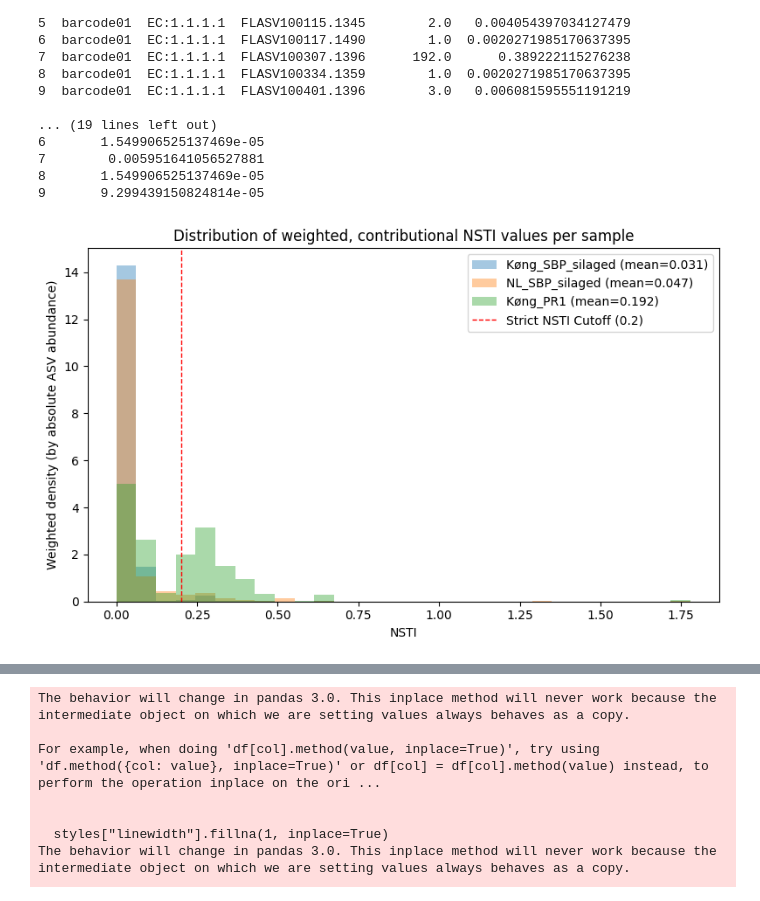
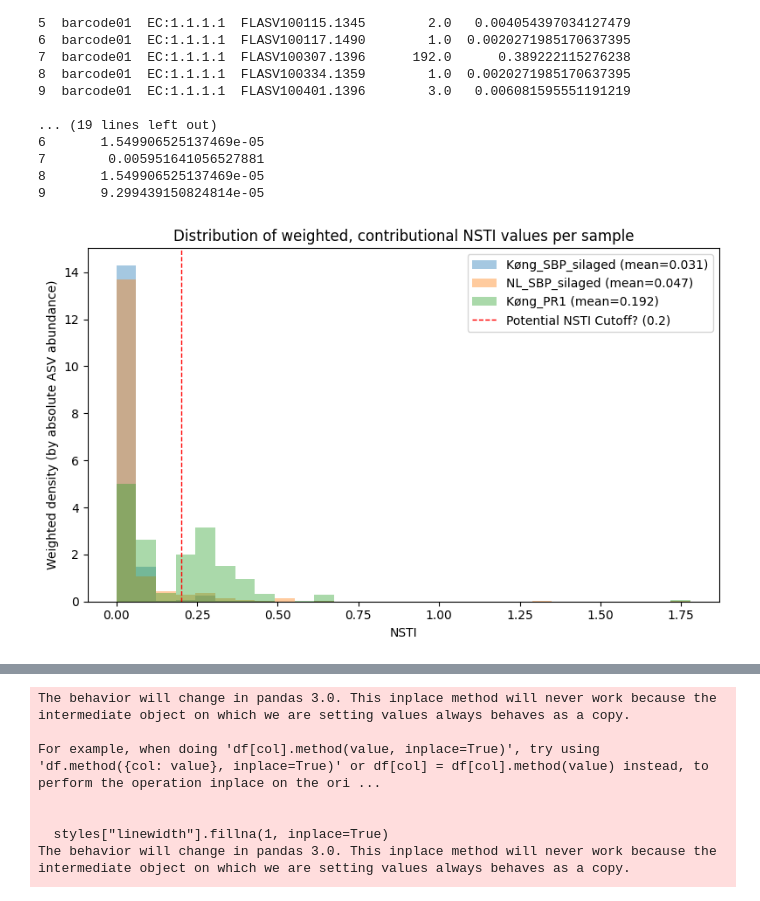
Before and after one commit to PachacutiX/Meta2Insight, a Jupyter notebook: code/picrust2_testruns/stratified/plots_three_stratified.ipynb, the cells around one changed output, grey strips where cells are left out. Saved outputs shown, nothing was run; the diff lists cells and outputs as text; code cells hidden in the pictures.

Commit message:
Increased readability of plots_three_stratified.ipynb

```diff
--- a/code/picrust2_testruns/stratified/plots_three_stratified.ipynb
+++ b/code/picrust2_testruns/stratified/plots_three_stratified.ipynb
@@ -67,6 +67,9 @@ data_weighted_nsti_filtered.to_csv('~/Thesis/data/picrust2_testruns/picrust2_str
 ############################
 
 # Below code uses the ASV-NSTI map (i.e. marker_predicted_and_nsti.tsv) and stratified ASV abundance to obtain contributional NSTI values for each sample
+
+# df = data_nsti_map
+df = data_nsti_map.copy()
 
 # Selecting the three samples
 sample_cols = ['barcode01', 'barcode25', 'barcode49']
@@ -78,29 +81,29 @@ sample_name_map = {
 
 
 # Normalising
-data_nsti_map = data_nsti_map.rename(columns={'sequence': 'taxon'})
+df = df.rename(columns={'sequence': 'taxon'})
 
 
 # Remove 16S_rRNA_count column
-data_nsti_map = data_nsti_map[['taxon', 'metadata_NSTI']].dropna(subset=['taxon'])
+df = df[['taxon', 'metadata_NSTI']].dropna(subset=['taxon']).copy()
 
 
 # Extract columns from data_ec_contrib_filtered
 use_cols = ['sample', 'taxon', 'taxon_abun']
-data_ec_contrib_subset = data_ec_contrib_filtered.loc[data_ec_contrib_filtered['sample'].isin(sample_cols), use_cols].copy()
+sub = data_ec_contrib_filtered.loc[data_ec_contrib_filtered['sample'].isin(sample_cols), use_cols].copy()
 
 
 # Ensure numeric abundance
-data_ec_contrib_subset["taxon_abun"] = pd.to_numeric(data_ec_contrib_subset["taxon_abun"], errors="coerce").fillna(0)
-data_nsti_map["metadata_NSTI"] = pd.to_numeric(data_nsti_map["metadata_NSTI"], errors="coerce").fillna(0)
+sub["taxon_abun"] = pd.to_numeric(sub["taxon_abun"], errors="coerce").fillna(0)
+df["metadata_NSTI"] = pd.to_numeric(df["metadata_NSTI"], errors="coerce").fillna(0)
 
 
 # Rename NSTI column
-data_nsti_map = data_nsti_map.rename(columns={"metadata_NSTI": "nsti"})
+df = df.rename(columns={"metadata_NSTI": "nsti"})
 
 
 # Join NSTI onto contributional data
-df  = data_ec_contrib_subset.merge(data_nsti_map, on='taxon', how='left')
+df  = sub.merge(df, on='taxon', how='left')
 
 
 # Calculate per-sample contributional NSTI values
@@ -119,32 +122,32 @@ df["sample_label"] = df["sample"].map(sample_name_map).fillna(df["sample"])
 # Visualise distribution of weighted NSTI values per sample
 mean_map = dict(zip(grp["sample"], grp["weighted_nsti"]))
 
 plt.figure(figsize=(8,5))
 bins = np.linspace(0, max(0.35, df["nsti"].max()), 30)
 
 for s in sample_cols:
     sub = df.loc[df["sample"] == s]
     if sub.empty:
         continue
     mean_val = mean_map.get(s, np.nan)
     plt.hist(
         sub["nsti"],
         bins=bins,
         weights=sub["taxon_abun"],
         alpha=0.4,
         label=f"{sample_name_map.get(s, s)} (mean={mean_val:.3f})" if pd.notna(mean_val) else sample_name_map.get(s, s),
         density=True,
     )  # density for shape comparability
 
 
-plt.axvline(0.2, color='red', linestyle='--', linewidth=1, label='Strict NSTI Cutoff (0.2)')
+plt.axvline(0.2, color='red', linestyle='--', linewidth=1, label='Potential NSTI Cutoff? (0.2)')
 
 
 plt.xlabel("NSTI")
 plt.ylabel("Weighted density (by absolute ASV abundance)")
 plt.title("Distribution of weighted, contributional NSTI values per sample")
 plt.legend()
 plt.tight_layout()
 plt.show()
 # %% [output]
-[figure, old version]
+[figure, new version]
```
Also changed, not shown: parts of 5 cells of this notebook.
